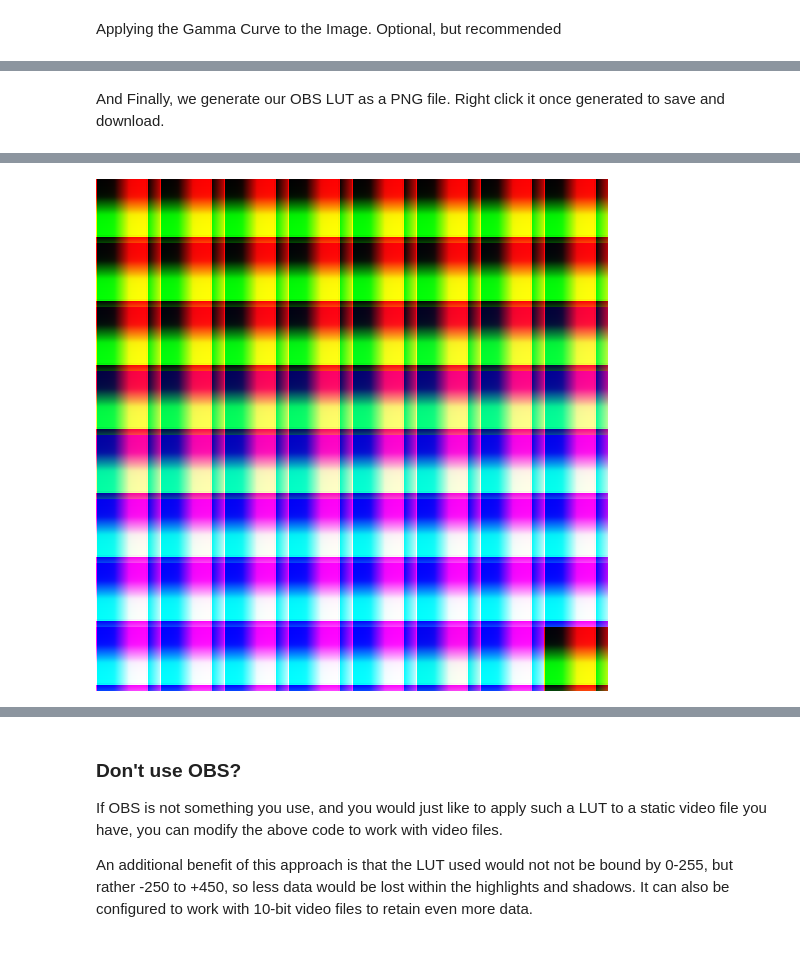
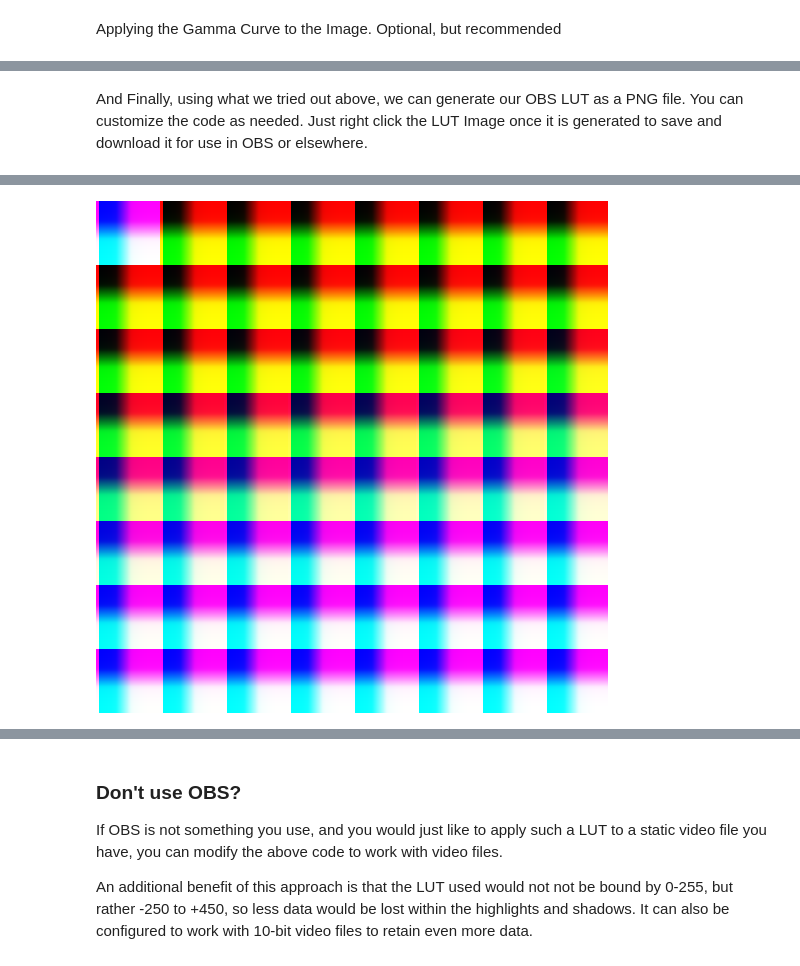
Before and after one commit to steveseguin/color-grading, a Jupyter notebook: colab.ipynb, the cells around one changed output, grey strips where cells are left out. Saved outputs shown, nothing was run; the diff lists cells and outputs as text; code cells hidden in the pictures.

````diff
--- a/colab.ipynb
+++ b/colab.ipynb
@@ -127,13 +127,17 @@ The Basic Logic that we are doing is the following:
 
 ```y1 = (y0 - y)```  , We want the input image to match the target image, or as close as possible.
 # %%
+# This is desirable if you are only using Black, White, and Grey -- or just a few colours.
+# RGB channels are treated independently, using linear regression fitting
+
 poly={}
 colors = ["R","G","B"]
 xp = np.linspace(0, 255, 255)
 for rgb in range(3):
   www = np.ravel(wrong)[rgb::3]
   rrr = np.ravel(right)[rgb::3]
-  poly[rgb] = np.polyfit(www, rrr, 1) ## you can play with the number of polynominals, but more can lead to overfitting. The most you want to try is probably 2
+  pp = 1  ## you can play with the number of polynominals, but more can lead to overfitting. The most you want to try is probably 2
+  poly[rgb] = np.polyfit(www, rrr, pp)
   p = np.poly1d(poly[rgb])
   delta = rrr - p(www)
   power = np.power(delta,2)
@@ -205,13 +299,31 @@ def applyLUT(image):
     print()
   return image
 
+def applyLUT2(image,pp):
+  sss = np.shape(image[:,:,0])
+  rgb = image.reshape(-1,3).T
+  print(np.shape(rgb))
+  Zr = poly3d(rgb,coes[0],pp).reshape(sss)
+  Zg = poly3d(rgb,coes[1],pp).reshape(sss)
+  Zb = poly3d(rgb,coes[2],pp).reshape(sss)
+  image[:,:,0] = Zr
+  image[:,:,1] = Zg
+  image[:,:,2] = Zb
+  return image
+
+
 img = np.zeros_like(img2)
 img[:] = img2[:]
 
 ## BRIGHTNESS ADJUSTMENT.
-mb = 30   #  -20 to 20 is a good range to try; 0 is default
-img = applyLUT(img) + mb
+mb = 0   #  -20 to 20 is a good range to try; 0 is default
+print(np.min(img),np.max(img))
 
+#img = applyLUT(img) + mb
+img = applyLUT2(img,ppp) + mb
+
+
+print(np.min(img),np.max(img))
 if ((np.min(img)>25) & (np.max(img)<230)):
   print("Consider shooting in LOG or reducing contrast on your camera when recording")
 elif (np.min(img)>25):
@@ -293,5 +385,5 @@ Dynamic range: 1 - 255 , Average Lumin Value: 10.131258156566924
 # %% [markdown]
-And Finally, we generate our OBS LUT as a PNG file. Right click it once generated to save and download.
+And Finally, using what we tried out above, we can generate our OBS LUT as a PNG file. You can customize the code as needed. Just right click the LUT Image once it is generated to save and download it for use in OBS or elsewhere.
 # %%
 ## We are going to download a "neutral" PNG LUT and modify it. You can use your own LUTs instead if you want to modify the code a bit
 !wget https://raw.githubusercontent.com/steveseguin/color-grading/master/neutral-lut.png -O neutral-lut.png  # DOWNLOAD LUT FROM GITHUB
@@ -310,15 +402,17 @@ lutimg = lutimg.astype(np.float32, copy=False)
 ## If we want to increase the brightness
 ## We will use what was set earlier if not defined below
 # mb = 0
-
 if (mb!=0):
   print()
   print("\tfyi: Brightness is being adjusted from default; adding",str(mb),"more brightness")
+
 print()
 print(" R-> G-> B-> ")
 print()
+
 ## APPLY THE COLOR CORRECTION
 lutimg = applyLUT(lutimg) + mb
+#lutimg = applyLUT2(lutimg,ppp) + mb  ## Experimental alternative to applyLUT
 
 ## APPLY HIGHLIGHT GAMMA CURVE
 where = np.where((lutimg>225) &(lutimg<492))
@@ -331,8 +425,8 @@ out = LUT1[np.uint16(np.round(lutimg[where]+461))]
 lutimg[where] = out
 
 ## CLEAN UP OUT-OF-BOUNDS DATA
-lutimg[np.where(img>255)]=255 # cut out bad highlights
-lutimg[np.where(img<0)]=0 # cut out bad shadows
+lutimg[np.where(lutimg>255)]=255 # cut out bad highlights
+lutimg[np.where(lutimg<0)]=0 # cut out bad shadows
 lutimg = lutimg.astype(np.uint8, copy=False)
 
 ## ANALYTICS
@@ -361,7 +455,7 @@ POST-PROCESSING - Dynamic range: 0 - 255 , Average Lumin Value: 7.7820199798181
 
 Done processing!
 --> RIGHT CLICK IMAGE AND SELECT 'SAVE IMAGE AS' TO SAVE; as .png filetype ideally <--
-[figure, old version]
+[figure, new version]
 # %% [markdown]
 # TIPS FOR IMPROVING RESULTS
 
````
Also changed, not shown: parts of 10 cells of this notebook.
